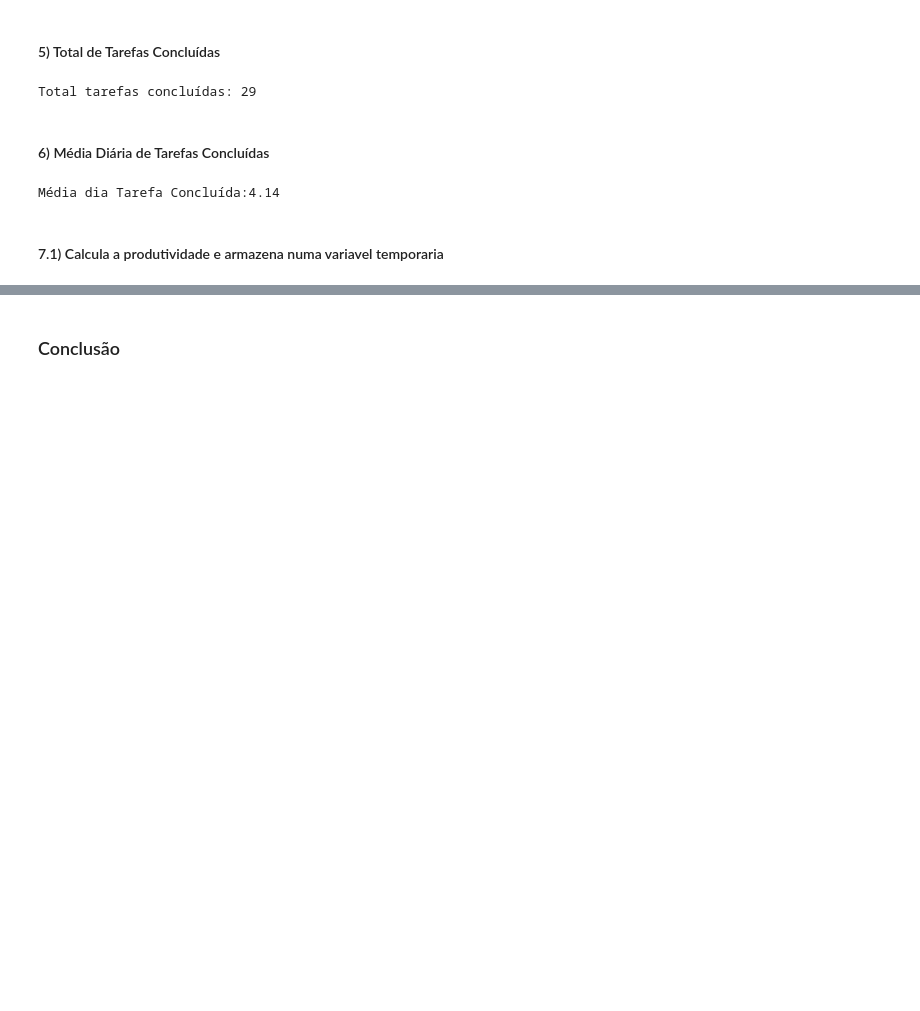
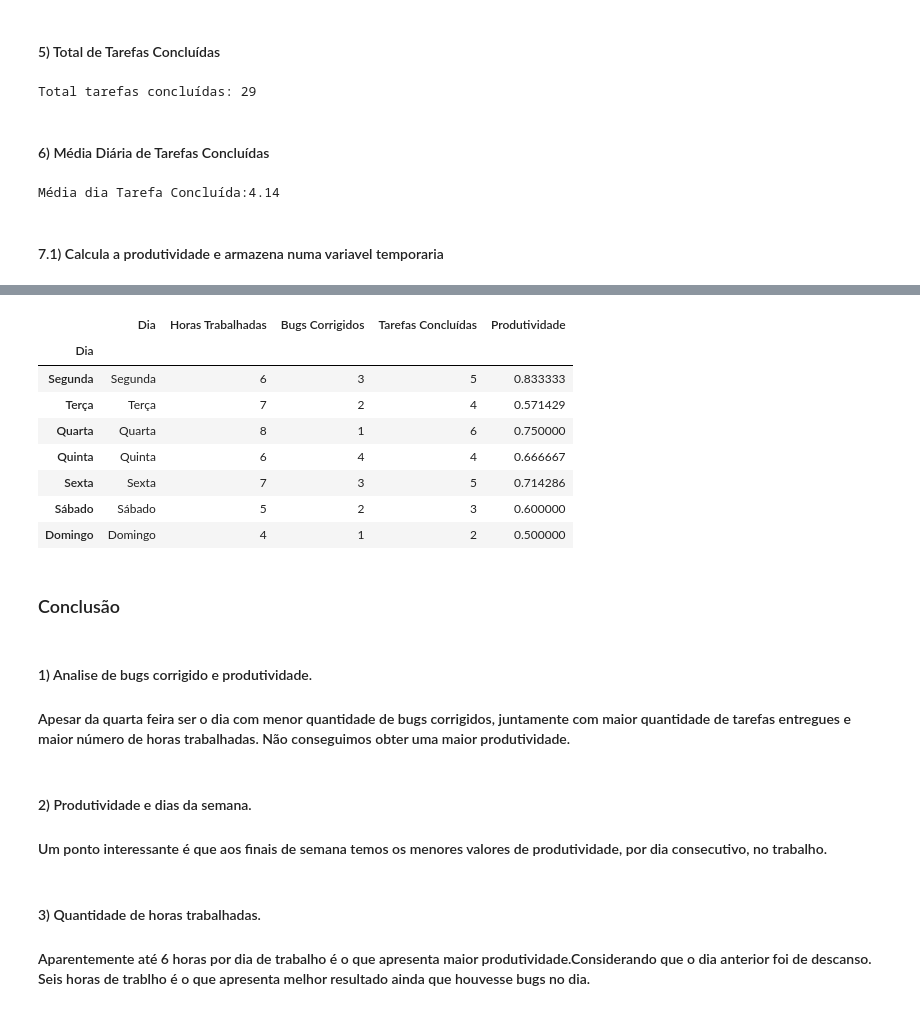
Before and after one commit to barbosamichael/mod04_projeto_individual, a Jupyter notebook: Resilia_proj_ind_mod04.ipynb, the cells around one changed output, grey strips where cells are left out. Drawn from its saved outputs; the diff is of its cells as text; code cells hidden in the pictures; blank space fills up the shorter version.

```diff
--- a/Resilia_proj_ind_mod04.ipynb
+++ b/Resilia_proj_ind_mod04.ipynb
@@ -111,2 +107,23 @@ produtividade
+# %%
+df
+# %% [output]
+|  | Dia | Horas Trabalhadas | Bugs Corrigidos | Tarefas Concluídas | Produtividade |
+| Dia |  |  |  |  |  |
+| Segunda | Segunda | 6 | 3 | 5 | 0.833333 |
+| Terça | Terça | 7 | 2 | 4 | 0.571429 |
+| Quarta | Quarta | 8 | 1 | 6 | 0.750000 |
+| Quinta | Quinta | 6 | 4 | 4 | 0.666667 |
+| Sexta | Sexta | 7 | 3 | 5 | 0.714286 |
+| Sábado | Sábado | 5 | 2 | 3 | 0.600000 |
+| Domingo | Domingo | 4 | 1 | 2 | 0.500000 |
 # %% [markdown]
 ### Conclusão
+# %% [markdown]
+#### 1) Analise de bugs corrigido e produtividade.
+#### Apesar da quarta feira ser o dia com menor quantidade de bugs corrigidos, juntamente com maior quantidade de tarefas entregues e maior número de horas trabalhadas. Não conseguimos obter uma maior produtividade.
+# %% [markdown]
+#### 2) Produtividade e dias da semana.
+#### Um ponto interessante é que aos finais de semana temos os menores valores de produtividade, por dia consecutivo, no trabalho.
+# %% [markdown]
+#### 3) Quantidade de horas trabalhadas.
+#### Aparentemente até 6 horas por dia de trabalho é o que apresenta maior produtividade.Considerando que o dia anterior foi de descanso. Seis horas de trablho é o que apresenta melhor resultado ainda que houvesse bugs no dia.
```
Also changed, not shown: parts of 13 cells of this notebook.
